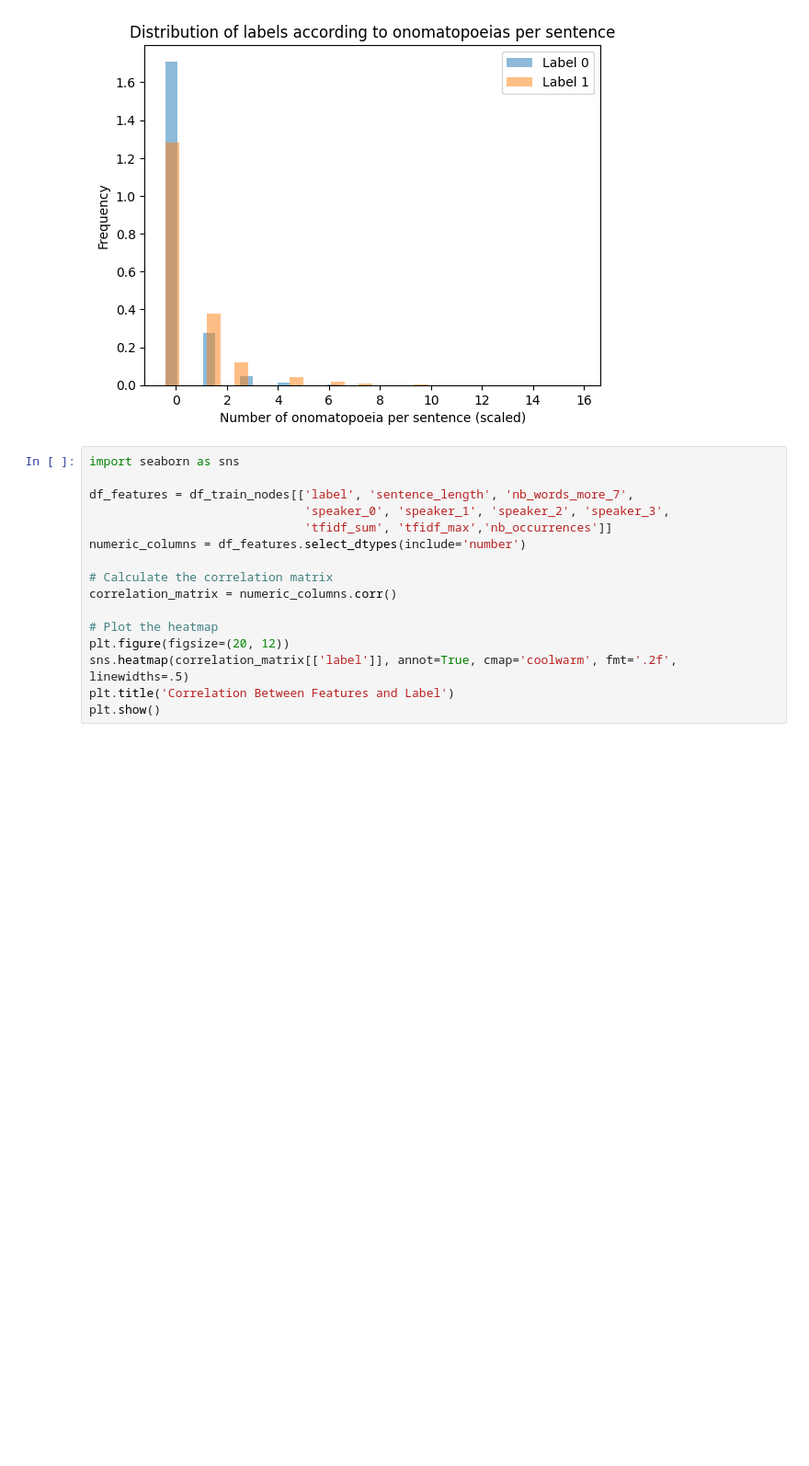
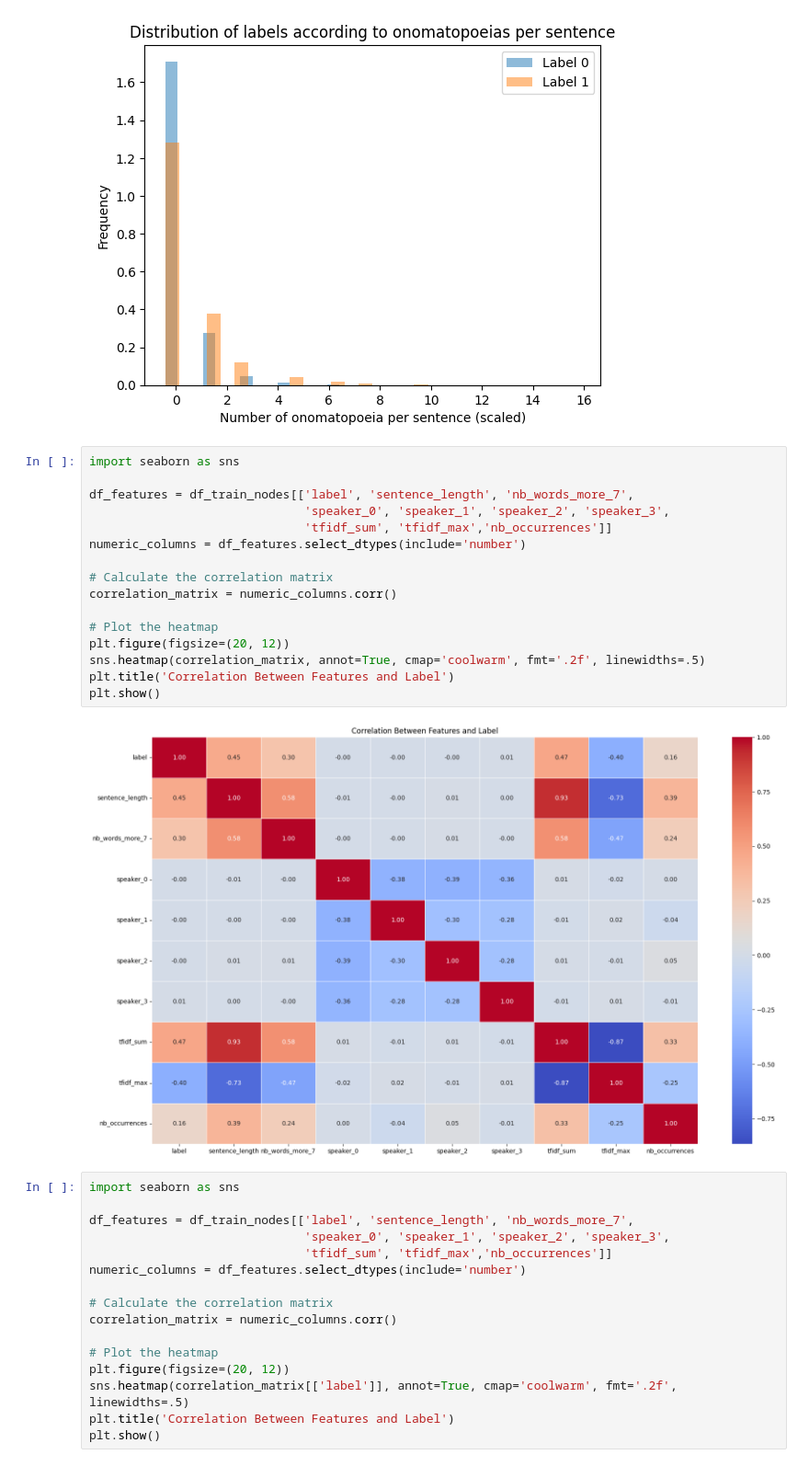
Before and after one commit to juliencollard2001/INF554-AJA, a Jupyter notebook: arnaud/features_analysis.ipynb, the cells around one changed output. Shown at 92% size. Saved outputs shown, nothing was run; the diff lists cells and outputs as text; blank space fills up the shorter version.

```diff
--- a/arnaud/features_analysis.ipynb
+++ b/arnaud/features_analysis.ipynb
@@ -191,6 +191,24 @@ plt.legend()
 plt.show()
 # %% [output]
 [figure]
+# %%
+import seaborn as sns
+
+df_features = df_train_nodes[['label', 'sentence_length', 'nb_words_more_7',
+                              'speaker_0', 'speaker_1', 'speaker_2', 'speaker_3',
+                              'tfidf_sum', 'tfidf_max','nb_occurrences']]
+numeric_columns = df_features.select_dtypes(include='number')
+
+# Calculate the correlation matrix
+correlation_matrix = numeric_columns.corr()
+
+# Plot the heatmap
+plt.figure(figsize=(20, 12))
+sns.heatmap(correlation_matrix, annot=True, cmap='coolwarm', fmt='.2f', linewidths=.5)
+plt.title('Correlation Between Features and Label')
+plt.show()
+# %% [output]
+[figure, added]
 # %%
 import seaborn as sns
 
```
Also changed, not shown: 6 other files.
